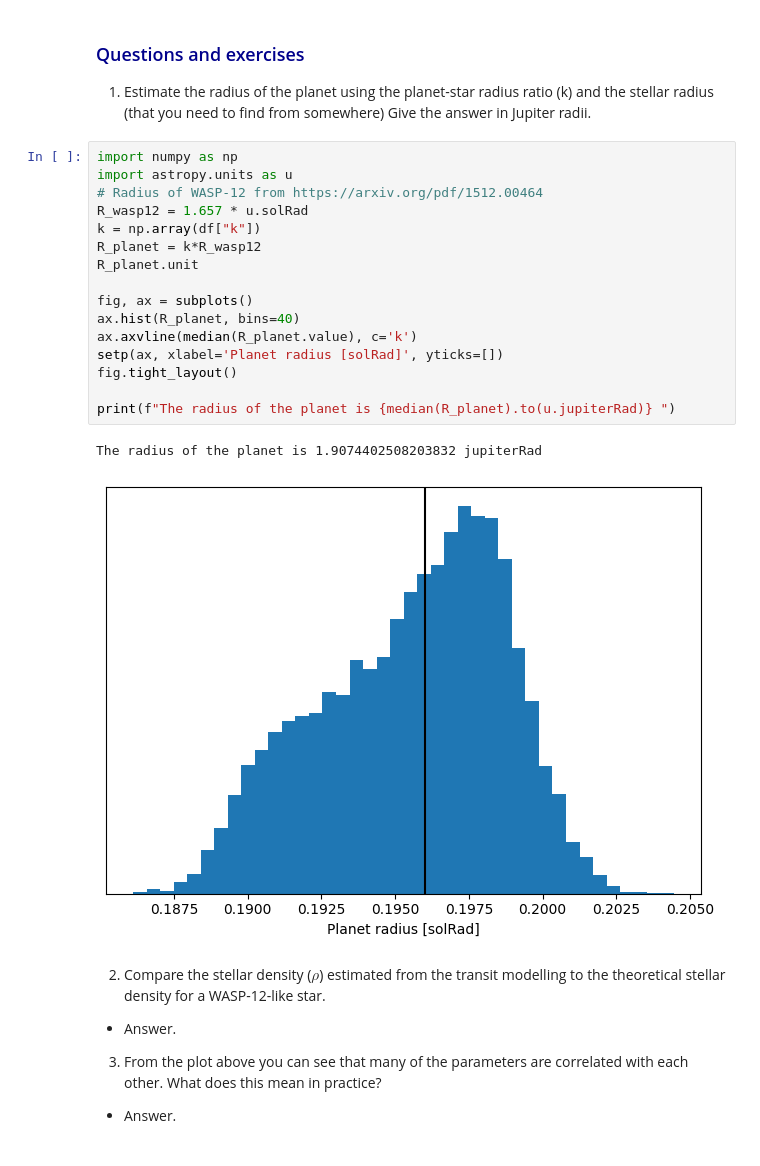
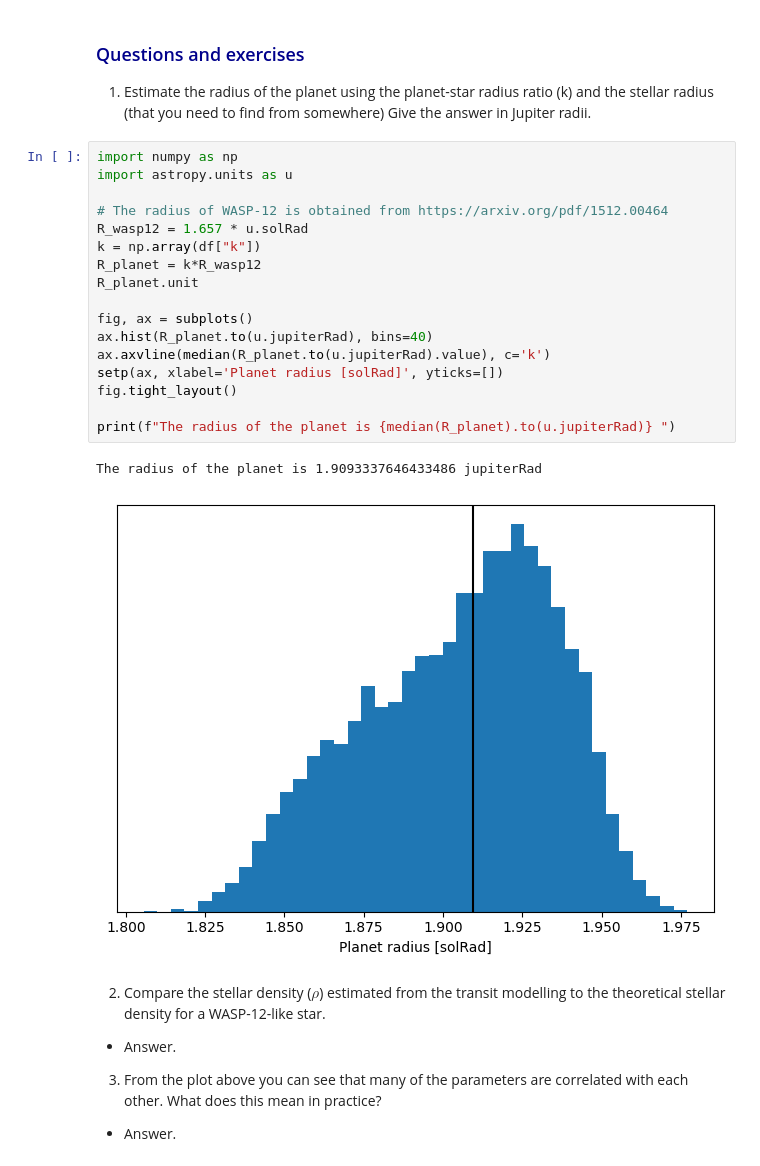
Before and after one commit to aceronf/ull_exoexo_2425, a Jupyter notebook: 02_transit_analysis.ipynb, the cells around one changed output. Cells and saved outputs as stored; diff of their text form.

```diff
--- a/02_transit_analysis.ipynb
+++ b/02_transit_analysis.ipynb
@@ -193,22 +193,23 @@ corner(df[ccols].values, labels=ccols);
 # %%
 import numpy as np
 import astropy.units as u
-# Radius of WASP-12 from https://arxiv.org/pdf/1512.00464
+
+# The radius of WASP-12 is obtained from https://arxiv.org/pdf/1512.00464
 R_wasp12 = 1.657 * u.solRad
 k = np.array(df["k"])
 R_planet = k*R_wasp12
 R_planet.unit
 
 fig, ax = subplots()
-ax.hist(R_planet, bins=40)
-ax.axvline(median(R_planet.value), c='k')
+ax.hist(R_planet.to(u.jupiterRad), bins=40)
+ax.axvline(median(R_planet.to(u.jupiterRad).value), c='k')
 setp(ax, xlabel='Planet radius [solRad]', yticks=[])
 fig.tight_layout()
 
 print(f"The radius of the planet is {median(R_planet).to(u.jupiterRad)} ")
 # %% [output]
-The radius of the planet is 1.9074402508203832 jupiterRad
+The radius of the planet is 1.9093337646433486 jupiterRad
-[figure, old version]
+[figure, new version]
 # %% [markdown]
 2. Compare the stellar density ($\rho$) estimated from the transit modelling to the theoretical stellar density for a WASP-12-like star.
 
```
Also changed, not shown: parts of 6 cells of this notebook, 1 other file.
